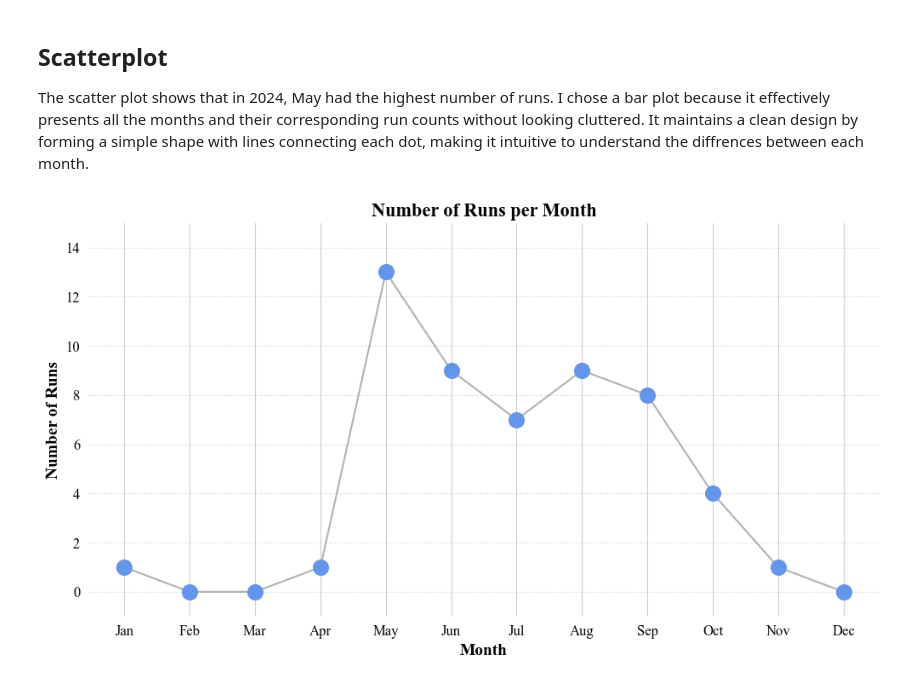
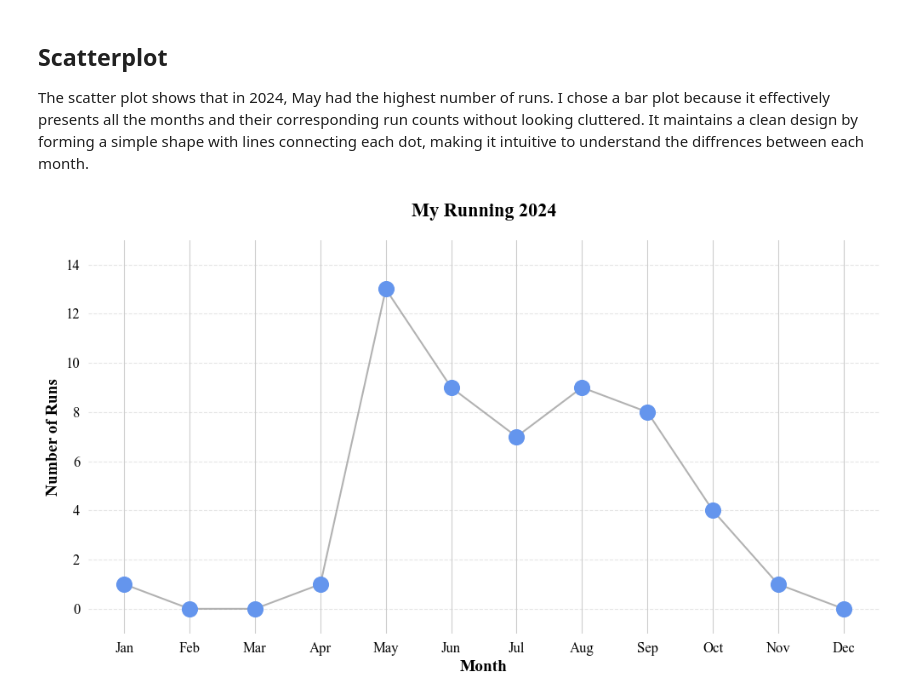
Before and after one commit to Kristine-jo/ExamPSY3035, a Jupyter notebook: Script/stravadata.ipynb, the cells around one changed output. Saved outputs shown, nothing was run; the diff lists cells and outputs as text; code cells hidden in the pictures.

```diff
--- a/Script/stravadata.ipynb
+++ b/Script/stravadata.ipynb
@@ -419,45 +420,40 @@ plt.figure(figsize=(12, 6))
 sns.scatterplot(
     x=monthly_counts.index,
     y=monthly_counts.values,
-    s=150,
+    s=150, #size of dots
     color="cornflowerblue",
     edgecolor="cornflowerblue",
     linewidth=1.5,
-    marker="o",  # Circle markers
     zorder=3
 )
 
 # Connect points with a smooth line
 plt.plot(
     monthly_counts.index,
     monthly_counts.values,
     linestyle="-",
     linewidth=1.5,
     color="gray",
-    alpha=0.6,
-    zorder=2 #determines whether the items are pleced in front or behinc others
+    alpha=0.6, #detemrines trancparency
+    zorder=2 #determines whether the items are placed in front or behind eachother
 )
-
-# Add exact numbers above points (unceirtain if i should include)
-#for i, value in enumerate(monthly_counts.values):
-    #plt.text(i, value + 1.5, str(value), ha="center", fontsize=12, fontweight="bold", color="black", fontname="Times New Roman")
 
 # Labels and title with Times New Roman font
 plt.xlabel("Month", fontsize=14, fontweight="bold", color="black", fontname="Times New Roman")
 plt.ylabel("Number of Runs", fontsize=14, fontweight="bold", color="black", fontname="Times New Roman")
 plt.ylim(-1, 15) #adds some space on the y axis so that the datapoints don’t align with the x-axis
-plt.title("Number of Runs per Month", fontsize=16, fontweight="bold", color="black", fontname="Times New Roman")
+plt.title("My Running 2024", fontsize=16, fontweight="bold", color="black", fontname="Times New Roman", pad=20)
 
 # Adjust x and y ticks
 plt.xticks(rotation=0, fontsize=12, color="black", fontname="Times New Roman")
 plt.yticks(fontsize=12, color="black", fontname="Times New Roman")
 
 #background lines
 plt.grid(axis="y", linestyle="--", alpha=0.5)
 
 sns.despine(left=True, bottom=True)
 
 # Show the plot
 plt.show()
 # %% [output]
-[figure, old version]
+[figure, new version]
```
Also changed, not shown: parts of 7 cells of this notebook.
